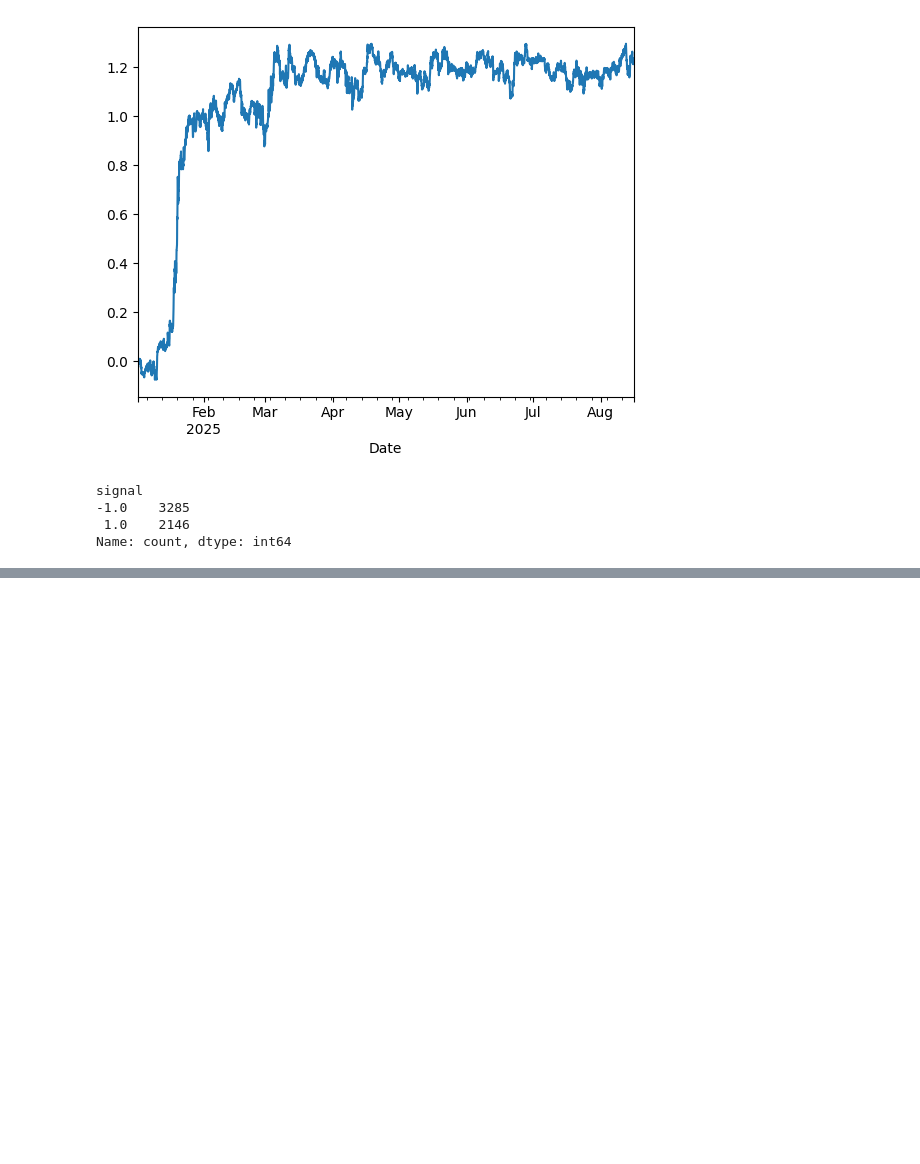
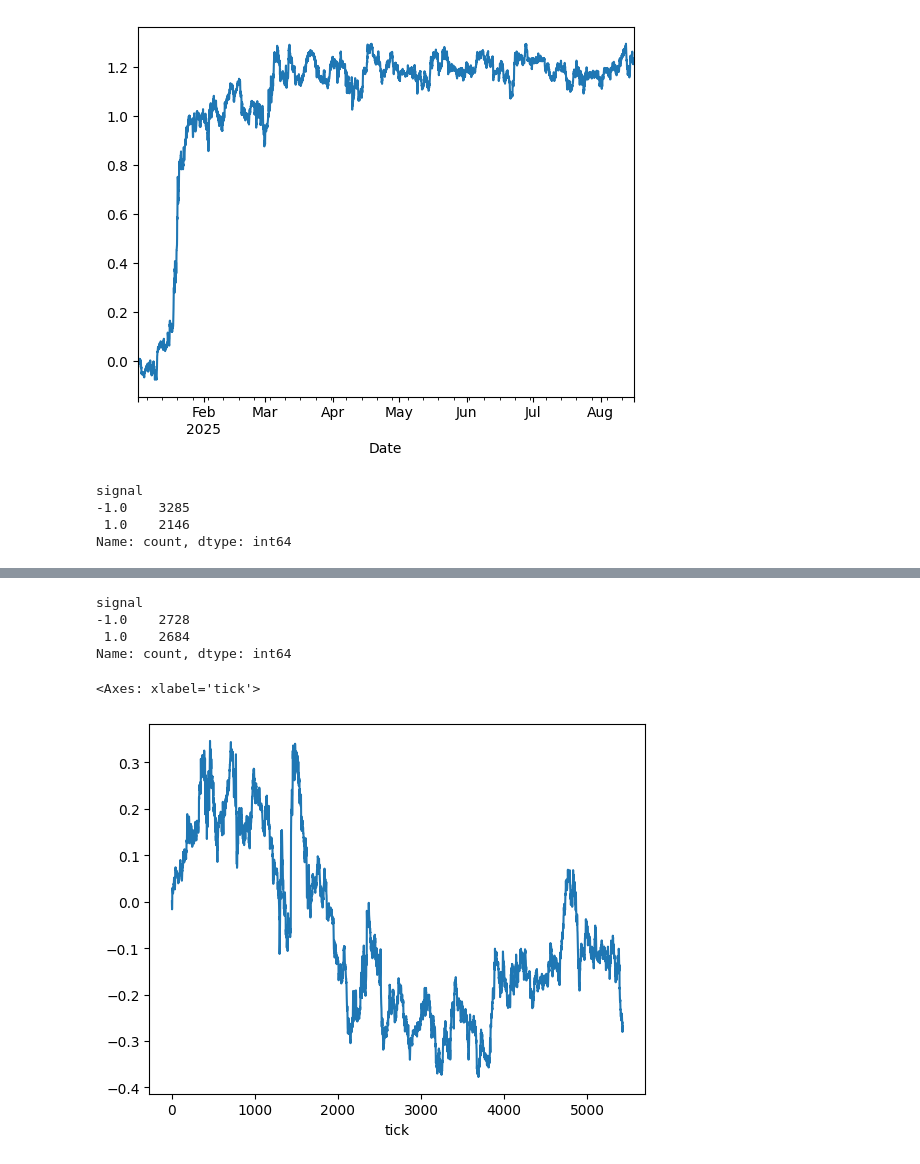
Before and after one commit to MRITUNJAYMADDHESHIYA/Research_Paper_Quant, a Jupyter notebook: 16_Regime_Change/main.ipynb, the cells around one changed output, grey strips where cells are left out. Cells and saved outputs as stored; diff of their text form; code cells hidden in the pictures; blank space fills up the shorter version.

```diff
--- a/16_Regime_Change/main.ipynb
+++ b/16_Regime_Change/main.ipynb
@@ -236,5 +236,24 @@ for t in range(len(X_stream)):
             'tick': t,
             'lag_1_x': x_t[0][0],
             'true_y': y_t[0],
+            'pred_y_hat': pred_y,
+            'sign_match': sign_match,
+            'model_weight': current_weight,
+            'model_bias': current_bias,
+            'signal': signal,
+            'trade_log_return': trade_log_return,
+            'is_win': np.sign(y_t[0]) == np.sign(pred_y)
+        })
 
-        })
+### Convert Records to Pandas DataFrame
+df_results = pd.DataFrame(records)
+df_results.set_index('tick', inplace=True)
+df_results['cum_trade_log_return'] = df_results['trade_log_return'].cumsum()
+
+### Calculate directional hit rate
+evaluated_mask = df_results['sign_match'].isin(['YES', 'NO'])
+if evaluated_mask.sum() > 0:
+    hit_rate = (df_results[evaluated_mask]['sign_match'] == 'YES').mean() * 100
+    print(f"\nDataFrame Evaluated Hit Rate: {hit_rate:.2f}")
+
+df_results
@@ -240,0 +276,12 @@ for t in range(len(X_stream)):
+# %%
+df_results['signal'].value_counts()
+# %% [output]
+signal
+-1.0    2728
+ 1.0    2684
+Name: count, dtype: int64
+# %%
+df_results['cum_trade_log_return'].plot()
+# %% [output]
+<Axes: xlabel='tick'>
+[figure, added]
```
Also changed, not shown: parts of 8 cells of this notebook, 1 other file.
